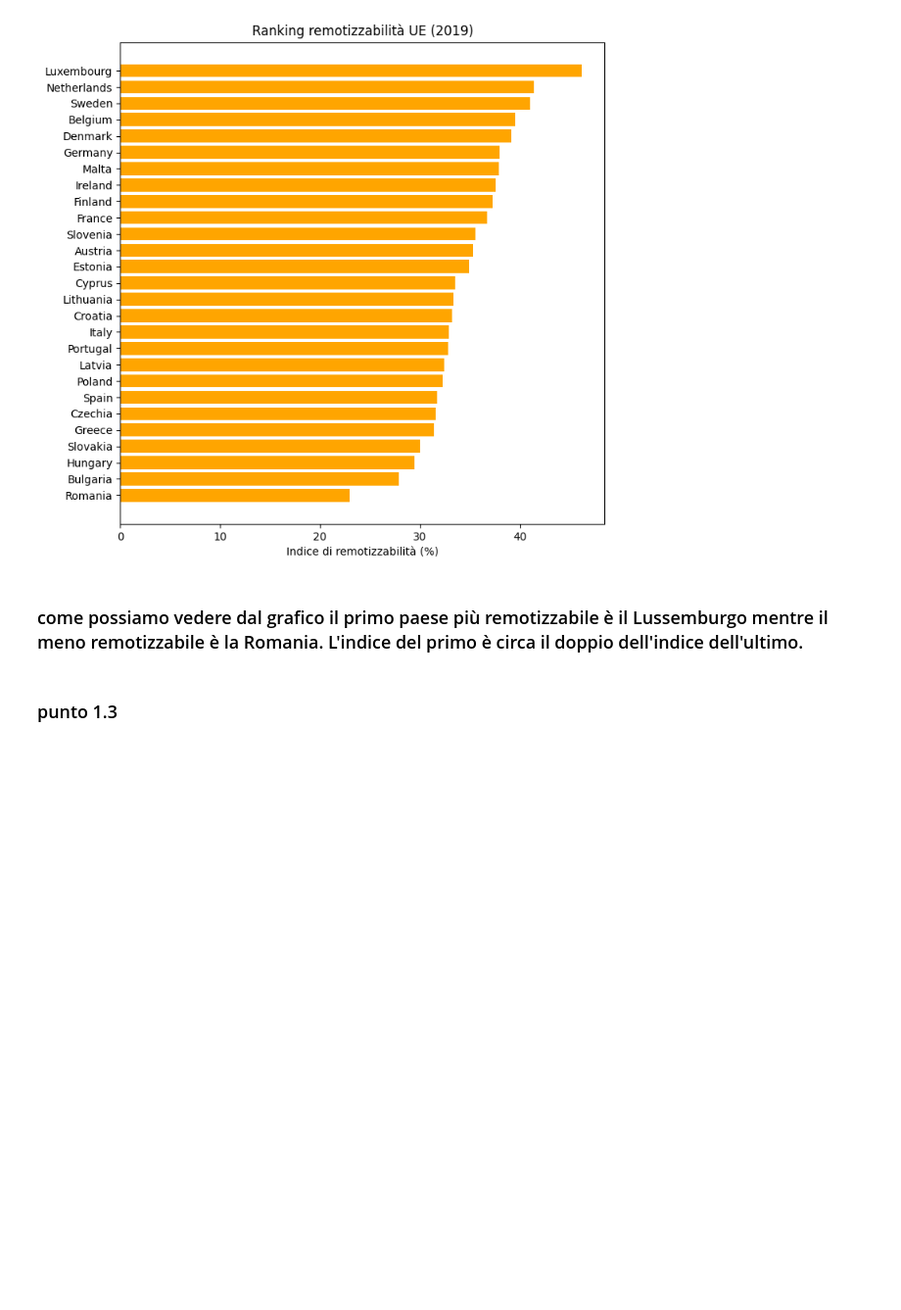
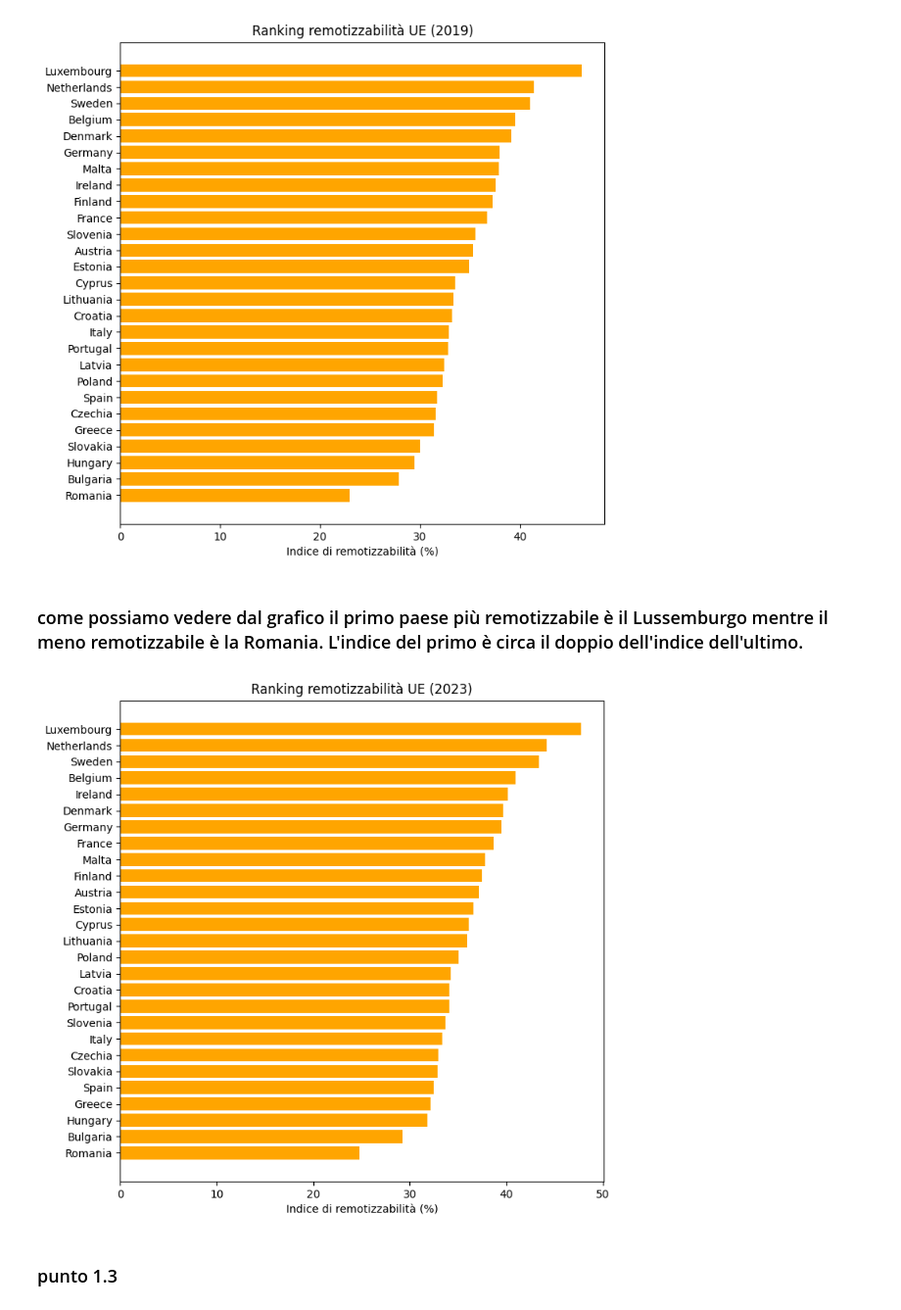
Before and after one commit to matperrucci-cell/Internet-Network-Economics, a Jupyter notebook: analysis.ipynb, the cells around one changed output. Shown at 98% size. Drawn from its saved outputs; the diff is of its cells as text; code cells hidden in the pictures; blank space fills up the shorter version.

Commit message:
adding remotizability UE 2023

```diff
--- a/analysis.ipynb
+++ b/analysis.ipynb
@@ -526,6 +526,18 @@ plt.show()
 [figure]
 # %% [markdown]
 ### come possiamo vedere dal grafico il primo paese più remotizzabile è il Lussemburgo mentre il meno remotizzabile è la Romania. L'indice del primo è circa il doppio dell'indice dell'ultimo.
+# %%
+df_2023 = df[df["TIME_PERIOD"]== 2023].sort_values("remotizability_index", ascending= False
+                                                   )
+df_2023_sorted = df_2023.sort_values("remotizability_index")
+
+plt.figure(figsize=(8, 8))
+plt.barh(df_2023_sorted["nome_paese"], df_2023_sorted["remotizability_index"]* 100, color = "orange")
+plt.xlabel("Indice di remotizzabilità (%)")
+plt.title("Ranking remotizzabilità UE (2023)")
+plt.show()
+# %% [output]
+[figure, added]
 # %% [markdown]
 ### punto 1.3
 # %%
```
